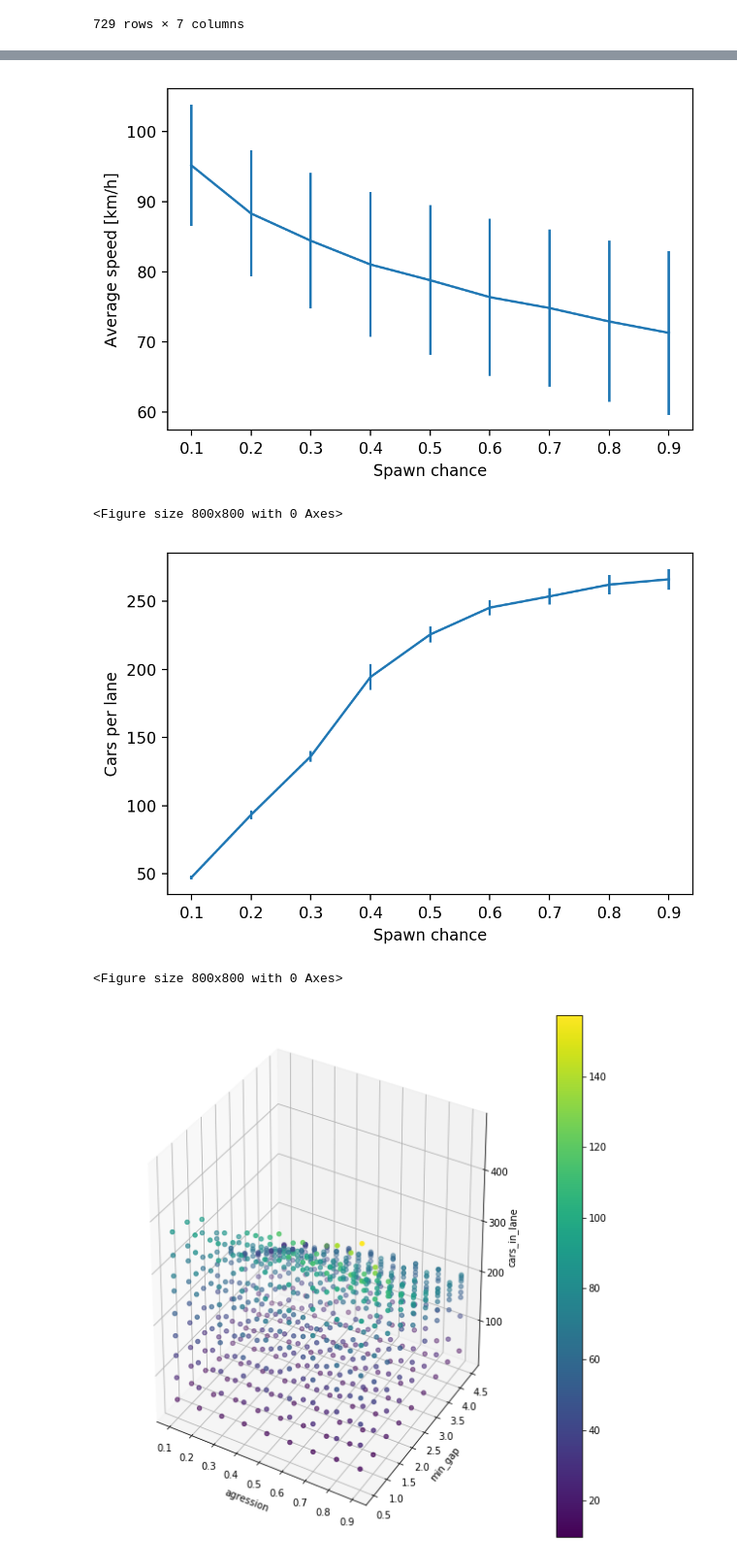
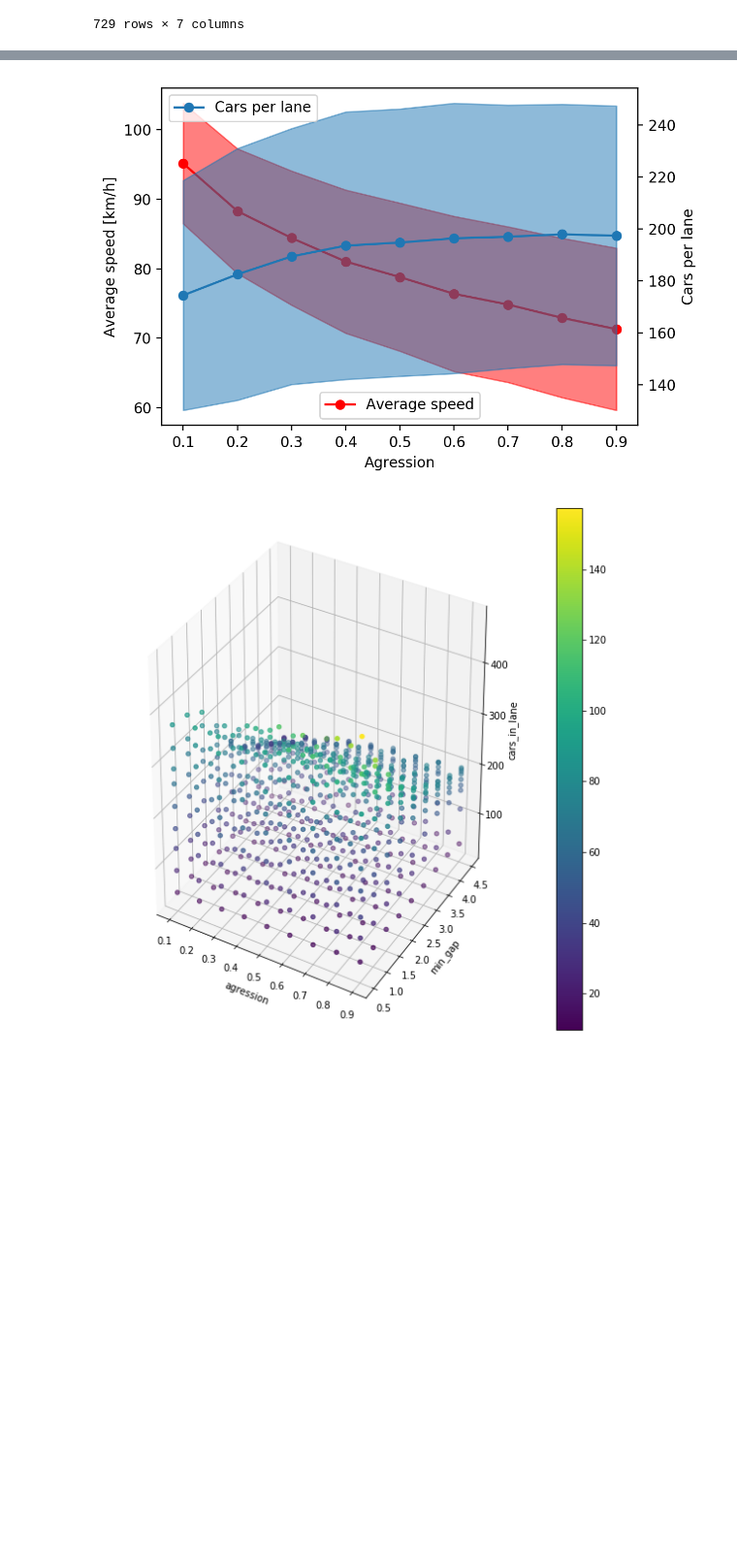
Before and after one commit to CoenHoningh/ABM, a Jupyter notebook: Data-analysis/OFAT/OFAT_anal.ipynb, the cells around one changed output, grey strips where cells are left out. Shown at 97% size. Cells and saved outputs as stored; diff of their text form; code cells hidden in the pictures; blank space fills up the shorter version.

Commit message:
OFAT plots improved

```diff
--- a/Data-analysis/OFAT/OFAT_anal.ipynb
+++ b/Data-analysis/OFAT/OFAT_anal.ipynb
@@ -76,7 +76,7 @@ def std_error_calc(x,y):
     for i in values:
         errors.append(1.96*np.std(i)/np.sqrt(len(i)))
         means.append(np.mean(i))
-    return unique_values,means,errors
+    return np.asarray(unique_values),np.asarray(means),np.asarray(errors)
 # %%
 ofat1 = df.loc[(df['spawn_chance'] > 0.3) & (df['spawn_chance'] < 0.5)]
 ofat1 = ofat1.loc[(ofat1['agression'] >0.4) & (ofat1['agression'] < 0.6)]
@@ -124,25 +130,28 @@ plt.show()
 # %%
 ofat1 = df.loc[(df['spawn_chance'] > 0.3) & (df['spawn_chance'] < 0.5)]
 ofat1 = df.loc[(df['min_gap'] > 2.1) & (df['min_gap'] < 2.6)]
 
+fig, ax1 = plt.subplots()
 x,y,errors = std_error_calc(ofat1['agression'],ofat1['avg_speed'])
-plt.errorbar(x,y,yerr= errors)
-plt.xlabel('Spawn chance')
-plt.ylabel('Average speed [km/h]')
-plt.figure(figsize=(4, 4))
+ax1.plot(x,y, marker = 'o', c = 'r')
+ax1.fill_between(x, y - errors,y+errors, color = 'r', alpha = 0.5)
+
+ax1.set_xlabel('Agression')
+ax1.set_ylabel('Average speed [km/h]')
+ax1.legend(('Average speed',), loc = 1)
+ax2 = ax1.twinx()
+x,y,errors = std_error_calc(ofat1['agression'],ofat1['cars_in_lane'])
+
+ax2.plot(x,y, marker = 'o', c = '#1f77b4')
+ax2.fill_between(x, y - errors,y+errors, color = '#1f77b4', alpha = 0.5)
+ax1.legend(('Average speed',), loc = 8)
+ax2.legend(('Cars per lane',), loc = 2)
+ax2.set_ylabel('Cars per lane')
+
+fig.tight_layout()
 plt.show()
-
-x,y,errors = std_error_calc(ofat1['spawn_chance'],ofat1['cars_in_lane'])
-plt.errorbar(x,y,yerr= errors)
-plt.xlabel('Spawn chance')
-plt.ylabel('Cars per lane')
-plt.figure(figsize=(4, 4))
-plt.show()
 # %% [output]
-[figure, old version]
+[figure, new version]
-<Figure size 800x800 with 0 Axes>
-[figure, removed]
-<Figure size 800x800 with 0 Axes>
 # %%
 driedee = plt.figure(figsize=(10,10)).gca(projection='3d')
 x_as = 'agression'
```
Also changed, not shown: parts of 2 cells of this notebook.
